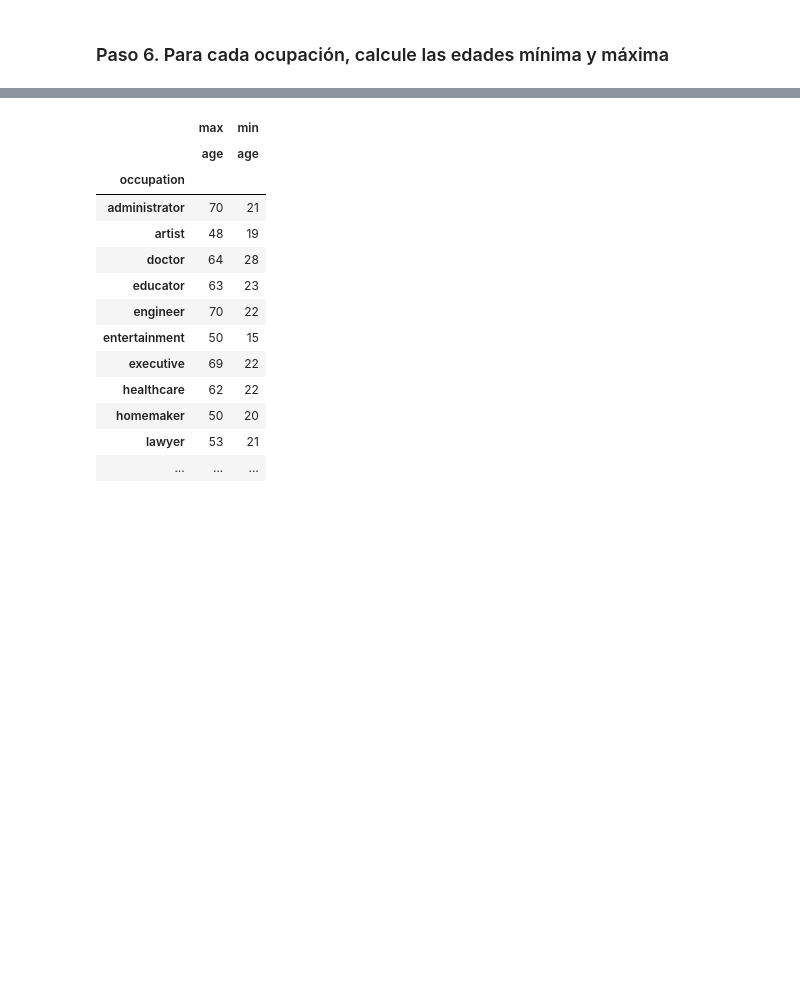
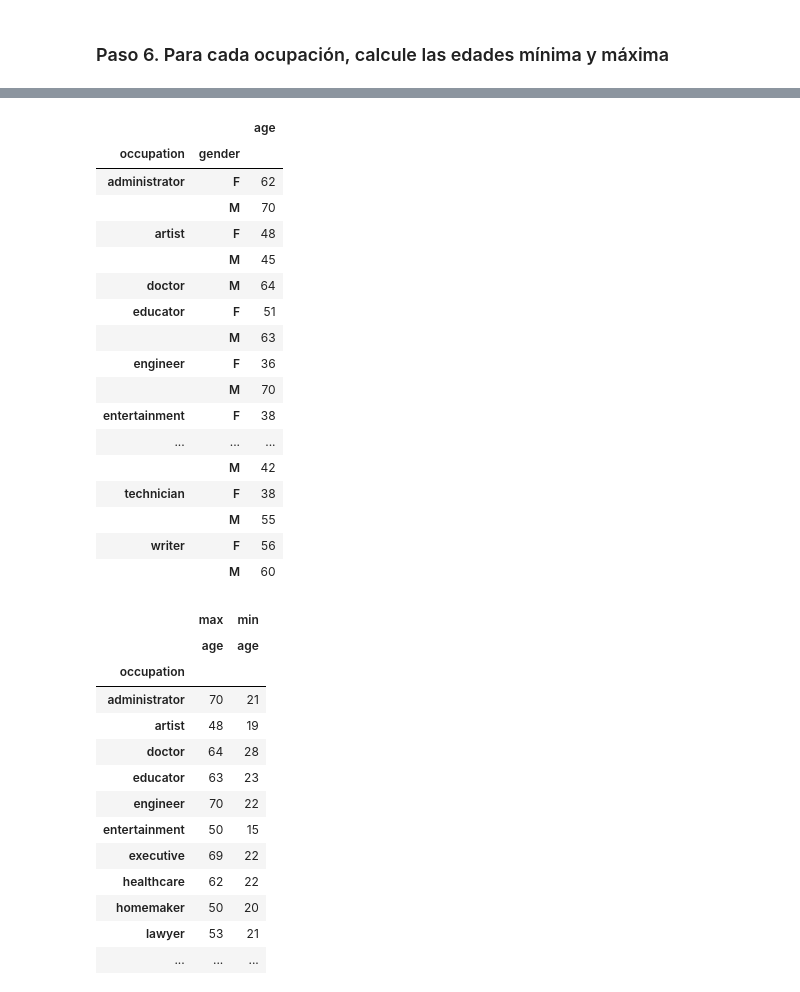
Before and after one commit to RaulTaylor1/DS_PT_09_2023, a Jupyter notebook: Data_Analysis/2-Pandas/Practica/6-Occupation/Occupation Grouping.ipynb, the cells around one changed output, grey strips where cells are left out. Saved outputs shown, nothing was run; the diff lists cells and outputs as text; code cells hidden in the pictures; blank space fills up the shorter version.

```diff
--- a/Data_Analysis/2-Pandas/Practica/6-Occupation/Occupation Grouping.ipynb
+++ b/Data_Analysis/2-Pandas/Practica/6-Occupation/Occupation Grouping.ipynb
@@ -112 +124,22 @@ b = ocupacion[['age']].min()
+# %%
+usuarios.groupby(['occupation', 'gender']).max().drop(columns='zip_code')
+# %% [output]
+|  |  | age |
+| occupation | gender |  |
+| administrator | F | 62 |
+|  | M | 70 |
+| artist | F | 48 |
+|  | M | 45 |
+| doctor | M | 64 |
+| educator | F | 51 |
+|  | M | 63 |
+| engineer | F | 36 |
+|  | M | 70 |
+| entertainment | F | 38 |
+| ... | ... | ... |
+|  | M | 42 |
+| technician | F | 38 |
+|  | M | 55 |
+| writer | F | 56 |
+|  | M | 60 |
 # %%
```
Also changed, not shown: parts of 8 cells of this notebook.
